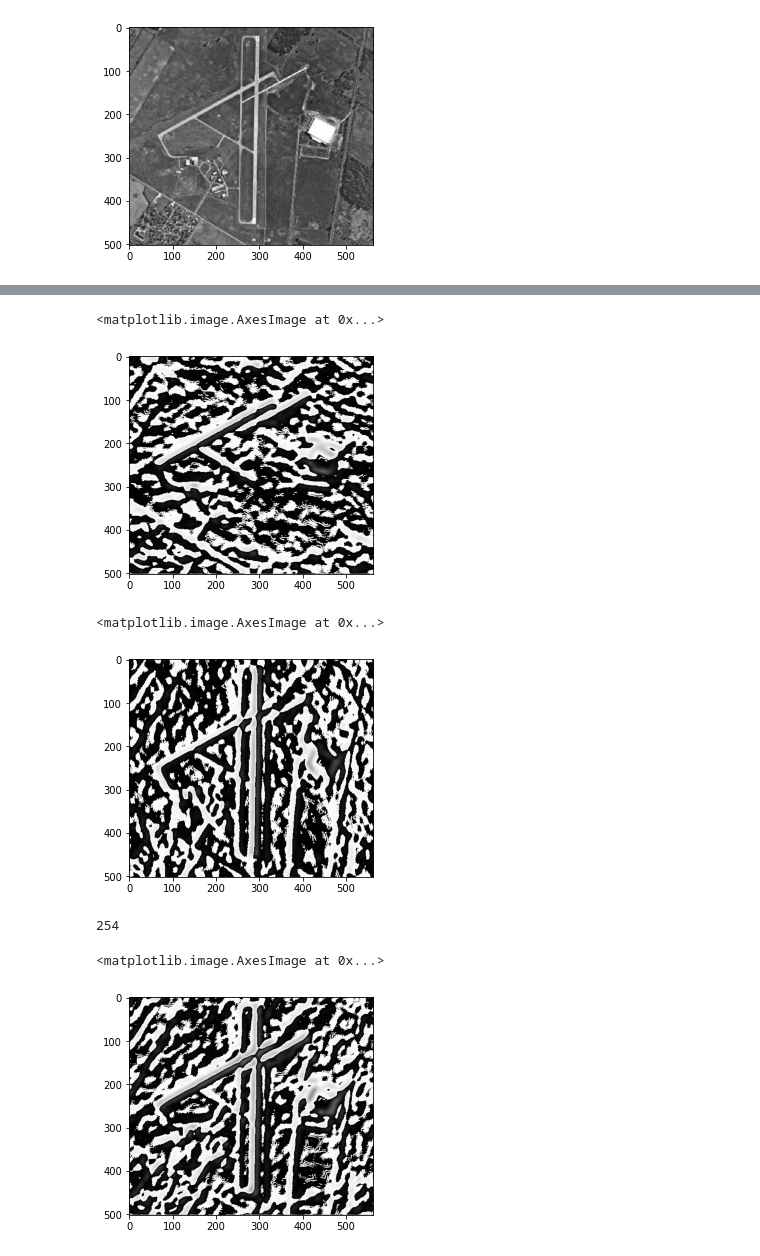
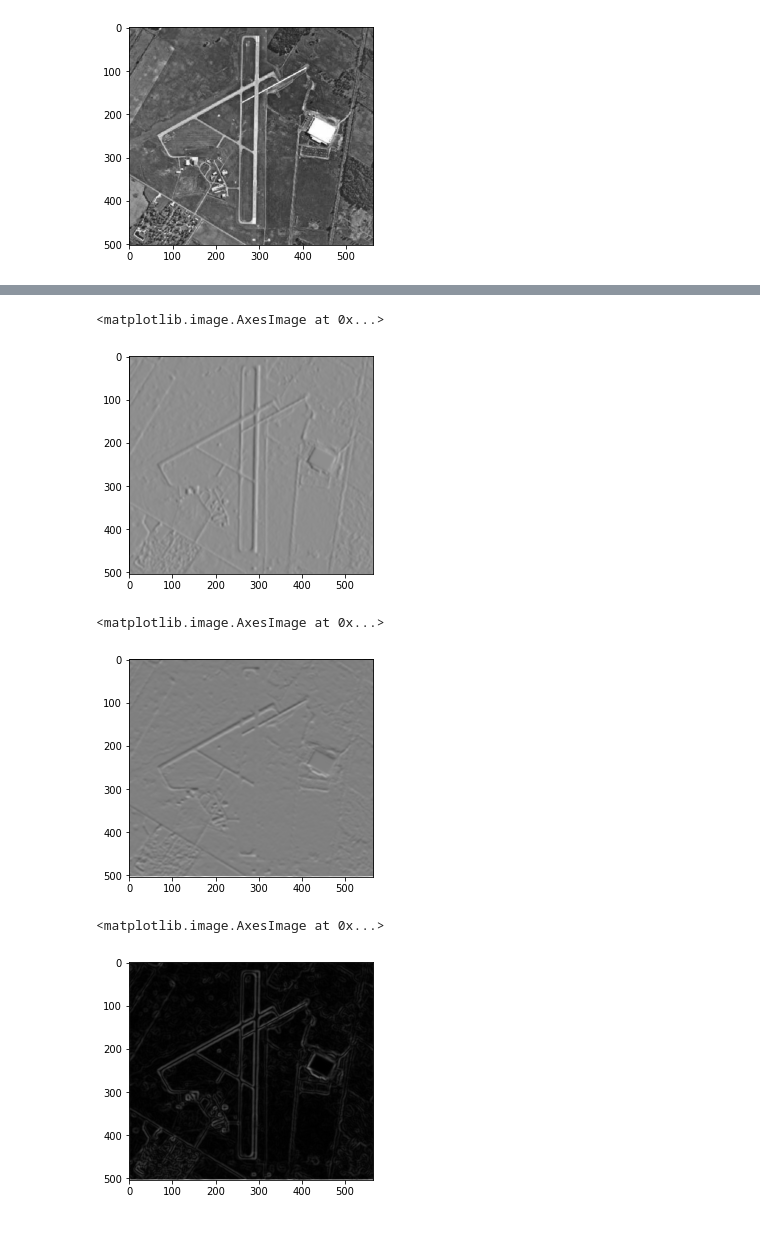
Before and after one commit to swzhxx/DIP, a Jupyter notebook: segmentation/canny-edge.ipynb, the cells around one changed output, grey strips where cells are left out. Drawn from its saved outputs; the diff is of its cells as text; code cells hidden in the pictures.

```diff
--- a/segmentation/canny-edge.ipynb
+++ b/segmentation/canny-edge.ipynb
@@ -11,7 +12,7 @@ plt.imshow(f , "gray")
 # %%
 # Gauss Blur
 f = f.copy()
-g = ndim.gaussian_filter(f , sigma =5)
+g = ndim.gaussian_filter(f , sigma =2)
 
 plt.imshow(g,"gray")
 # %% [output]
@@ -20,8 +21,20 @@ plt.imshow(g,"gray")
 # %%
 # 计算 x,y方向上的梯度
 def gradient(f):
-    h,w = f.shape
+
     gradient_x_kernel = np.array ([
+
+    [
+        -1, 0, 1
+    ],[
+        -2,0,2
+    ],[
+        -1,0,1
+    ]
+    ])
+    gx = signal.convolve2d(f,gradient_x_kernel)
+
+    gradient_y_kernel = np.array([
     [
         -1 , -2 , -1
     ],[
@@ -30,44 +43,36 @@ def gradient(f):
        1, 2, 1
     ]
     ])
-    gx = ndim.convolve(f,gradient_x_kernel,mode ="constant")
 
-    gradient_y_kernel = np.array([
-    [
-        -1, 0, 1
-    ],[
-        -2,0,2
-    ],[
-        -1,0,1
-    ]
-    ])
-
-    gy =  ndim.convolve(f,gradient_y_kernel , mode="constant")
+    gy =  signal.convolve2d(f,gradient_y_kernel)
+    """
+    gx = filters.sobel_h(f)
+    gy = filters.sobel_v(f)
+    """
     return gx ,gy
 # %%
 gx, gy = gradient(g)
 plt.imshow(gx , 'gray')
 # %% [output]
 <matplotlib.image.AxesImage at 0x...>
-[figure, old version]
+[figure, new version]
 # %%
 plt.imshow(gy , "gray")
 # %% [output]
 <matplotlib.image.AxesImage at 0x...>
-[figure, old version]
+[figure, new version]
 # %%
 # 幅度图
 def magnitude(gx , gy):
     m = np.abs(gx) + np.abs(gy)
     return m
 m = magnitude(gx , gy)
-print(m.max())
 m = m / m.max() * 255
+m.astype(np.uint8)
 plt.imshow(m , "gray")
 # %% [output]
-254
+<matplotlib.image.AxesImage at 0x...>
-<matplotlib.image.AxesImage at 0x...>
-[figure, old version]
+[figure, new version]
 # %%
 
 """
```
Also changed, not shown: parts of 7 cells of this notebook, 1 other file.
